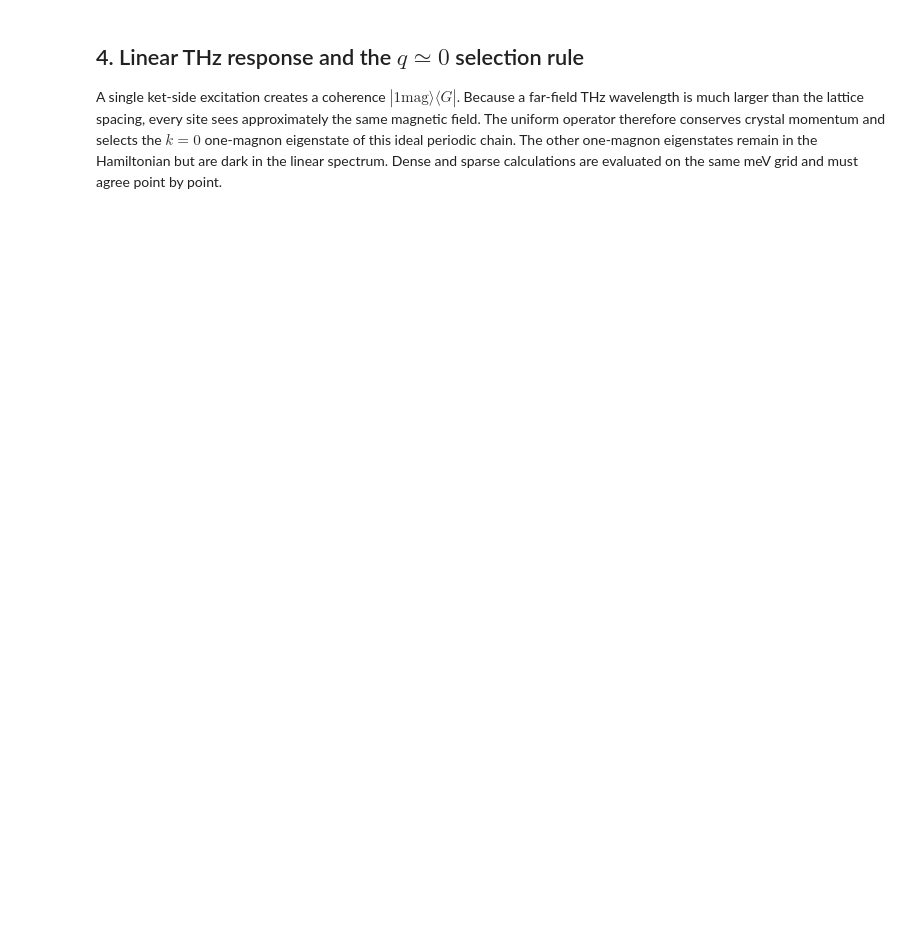
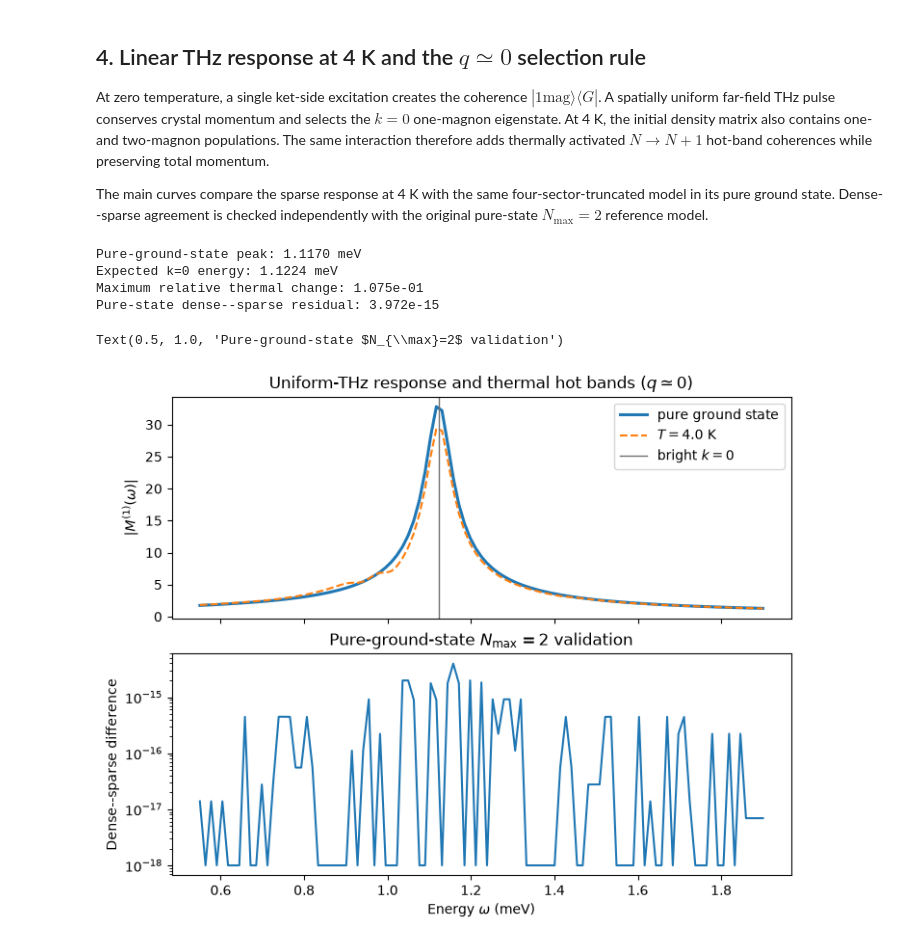
Before and after one commit to SilvaScience/LiouvilleSolver, a Jupyter notebook: examples/spin_chain_k_space.ipynb, the cells around one changed output. Saved outputs shown, nothing was run; the diff lists cells and outputs as text; code cells hidden in the pictures; blank space fills up the shorter version.

```diff
--- a/examples/spin_chain_k_space.ipynb
+++ b/examples/spin_chain_k_space.ipynb
@@ -259,7 +383,9 @@ print("Transition decomposition:", model.transition_decomposition())
 # %% [markdown]
-## 4. Linear THz response and the $q\simeq0$ selection rule
+## 4. Linear THz response at 4 K and the $q\simeq0$ selection rule
 
-A single ket-side excitation creates a coherence $|1\mathrm{mag}\rangle\langle G|$. Because a far-field THz wavelength is much larger than the lattice spacing, every site sees approximately the same magnetic field. The uniform operator therefore conserves crystal momentum and selects the $k=0$ one-magnon eigenstate of this ideal periodic chain. The other one-magnon eigenstates remain in the Hamiltonian but are dark in the linear spectrum. Dense and sparse calculations are evaluated on the same meV grid and must agree point by point.
+At zero temperature, a single ket-side excitation creates the coherence $|1\mathrm{mag}\rangle\langle G|$. A spatially uniform far-field THz pulse conserves crystal momentum and selects the $k=0$ one-magnon eigenstate. At 4 K, the initial density matrix also contains one- and two-magnon populations. The same interaction therefore adds thermally activated $N\rightarrow N+1$ hot-band coherences while preserving total momentum.
+
+The main curves compare the sparse response at 4 K with the same four-sector-truncated model in its pure ground state. Dense--sparse agreement is checked independently with the original pure-state $N_{\max}=2$ reference model.
 # %%
 linear_pathway = FrequencyPathway(
     name="linear",
@@ -271,7 +397,7 @@ linear_protocol = SpectroscopyProtocol(
     name="linear_frequency",
 )
 
-omega = np.linspace(0.90, 1.90, 101)  # meV
+omega = np.linspace(0.55, 1.90, 101)  # meV
 
 
 def calculate_linear_response(solver):
@@ -285,28 +411,51 @@ def calculate_linear_response(solver):
     )
 
 
-linear_sparse = calculate_linear_response(sparse_solver)
-linear_dense = calculate_linear_response(dense_solver)
-linear_backend_residual = np.max(np.abs(linear_sparse - linear_dense))
-linear_peak_energy = omega[np.argmax(np.abs(linear_sparse))]
+linear_thermal = calculate_linear_response(sparse_solver)
+linear_zero_temperature = calculate_linear_response(zero_temperature_solver)
+linear_reference_sparse = calculate_linear_response(reference_sparse_solver)
+linear_reference_dense = calculate_linear_response(reference_dense_solver)
 
-assert np.all(np.isfinite(linear_sparse))
-assert np.allclose(linear_sparse, linear_dense, rtol=1e-8, atol=1e-9)
+linear_backend_residual = np.max(
+    np.abs(linear_reference_sparse - linear_reference_dense)
+)
+linear_peak_energy = omega[np.argmax(np.abs(linear_zero_temperature))]
+thermal_change = np.max(
+    np.abs(linear_thermal - linear_zero_temperature)
+) / np.max(np.abs(linear_zero_temperature))
+
+assert np.all(np.isfinite(linear_thermal))
+assert np.allclose(
+    linear_reference_sparse, linear_reference_dense, rtol=1e-8, atol=1e-9
+)
 assert abs(linear_peak_energy - bright_k0_energy) < 2.0 * (omega[1] - omega[0])
-print(f"Uniform-probe peak: {linear_peak_energy:.4f} meV")
+print(f"Pure-ground-state peak: {linear_peak_energy:.4f} meV")
 print(f"Expected k=0 energy: {bright_k0_energy:.4f} meV")
-print(f"Dense--sparse linear residual: {linear_backend_residual:.3e}")
+print(f"Maximum relative thermal change: {thermal_change:.3e}")
+print(f"Pure-state dense--sparse residual: {linear_backend_residual:.3e}")
+# %% [output]
+Pure-ground-state peak: 1.1170 meV
+Expected k=0 energy: 1.1224 meV
+Maximum relative thermal change: 1.075e-01
+Pure-state dense--sparse residual: 3.972e-15
 # %%
 fig, axes = plt.subplots(
     2, 1, figsize=(7.2, 5.7), sharex=True, constrained_layout=True
 )
-axes[0].plot(omega, np.abs(linear_dense), label="dense", linewidth=2.2)
-axes[0].plot(omega, np.abs(linear_sparse), "--", label="sparse")
+axes[0].plot(omega, np.abs(linear_zero_temperature), label="pure ground state", linewidth=2.2)
+axes[0].plot(omega, np.abs(linear_thermal), "--", label=rf"$T={temperature:.1f}$ K")
 axes[0].axvline(bright_k0_energy, color="0.45", linewidth=1.0, label=r"bright $k=0$")
 axes[0].set_ylabel(r"$|M^{(1)}(\omega)|$")
-axes[0].set_title(r"Uniform-THz one-magnon response ($q\simeq0$)")
+axes[0].set_title(r"Uniform-THz response and thermal hot bands ($q\simeq0$)")
 axes[0].legend()
-axes[1].semilogy(omega, np.maximum(np.abs(linear_sparse - linear_dense), 1e-18))
+axes[1].semilogy(
+    omega,
+    np.maximum(np.abs(linear_reference_sparse - linear_reference_dense), 1e-18),
+)
 axes[1].set_xlabel(r"Energy $\omega$ (meV)")
-axes[1].set_ylabel("Absolute difference")
+axes[1].set_ylabel("Dense--sparse difference")
+axes[1].set_title(r"Pure-ground-state $N_{\max}=2$ validation")
+# %% [output]
+Text(0.5, 1.0, 'Pure-ground-state $N_{\\max}=2$ validation')
+[figure, added]
 # %% [markdown]
```
Also changed, not shown: parts of 16 cells of this notebook, 2 other files.
